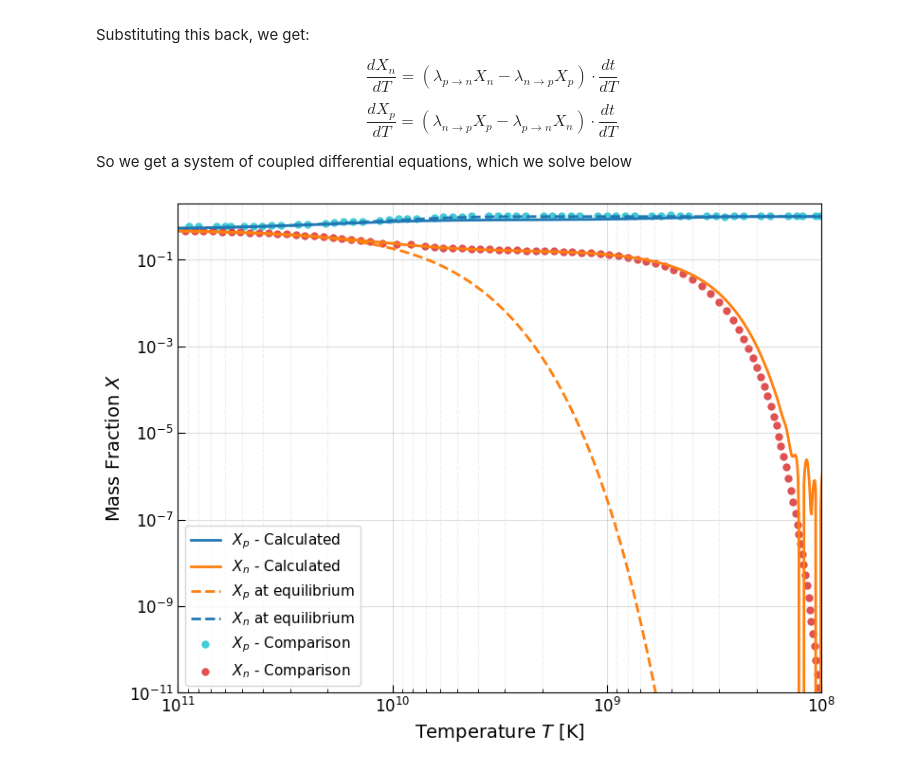
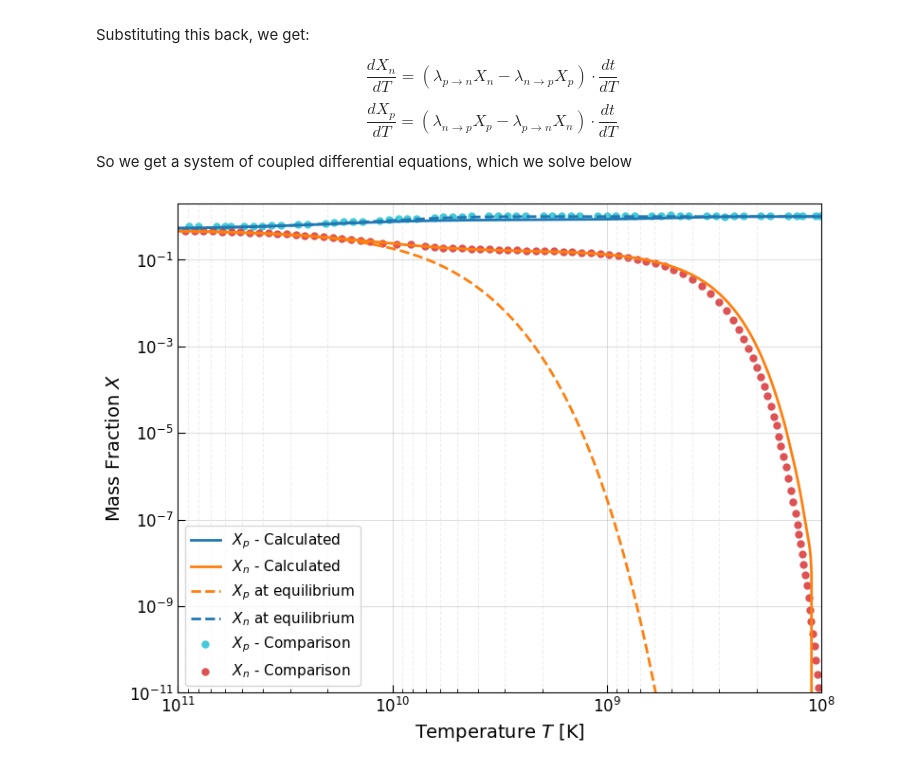
Before and after one commit to Booritth-Balaji/Dark-Matter-Thesis, a Jupyter notebook: Codes-and-Data/BBN-simple-recreated.ipynb, the cells around one changed output. Drawn from its saved outputs; the diff is of its cells as text; code cells hidden in the pictures.

```diff
--- a/Codes-and-Data/BBN-simple-recreated.ipynb
+++ b/Codes-and-Data/BBN-simple-recreated.ipynb
@@ -375,7 +431,15 @@ def WeakRate(T, Tnu):
 # Defining a function which calculates the abundances of n and p
 # at Nuclear Stability Equilibrium (NSE) conditions
 
-def NSE_abundance(T):
+def NSE_np_abundance(T):    # Input: Temperature (MeV)
+
+    '''
+    Returns the mass fractions of neutrons and protons
+    in NSE equilibrium conditions at a temperature T
+
+    Input: Temperature (MeV)
+    Output: [Neutron mass fraction, Proton mass fraction]
+    '''
 
     X_n = 1 / (1 + exp(Q/T))
     X_p = 1 / (1 + exp(-Q/T))
@@ -477,28 +541,11 @@ def n_p_abundance(T, state):
     lambda_n2p = WeakRate(T, Tnu)[0]
     lambda_p2n = WeakRate(T, Tnu)[1]
 
-    rhoe = electron_positron(T)[0]
-    rhonu = neutrino(Tnu)[0]
-    rhog = photon(T)[0]
+    # Differential equations for the abundances of neutrons and protons
 
-    Pe = electron_positron(T)[1]
-    Pnu = neutrino(Tnu)[1]
-    Pg = photon(T)[1]
+    dt_dT = T_dependence(T, [t, Tnu])[0]
 
-    drhoe_dT = electron_positron(T)[2]
-    drhog_dT = photon(T)[2]
-
-    H = np.sqrt(rhoe + rhonu + rhog) * np.sqrt(8*pi*G/3)/hbar
-
-    rho_rad = rhog + rhoe
-    P_rad = Pg + Pe
-    drho_dT = drhoe_dT + drhog_dT
-
-    # the differential eqns
-
-    dt_dT = - (3 * H * (rho_rad + P_rad))**(-1) * drho_dT
-
-    dTnu_dT = Tnu / (3 * (rho_rad + P_rad)) * drho_dT
+    dTnu_dT = T_dependence(T, [t, Tnu])[1]
 
     dXn_dT = ( lambda_p2n * X_p - lambda_n2p * X_n ) * dt_dT
 
@@ -512,12 +559,12 @@ def n_p_abundance(T, state):
 # Initial conditions for Xn and Xp
 # (They were still in equilibrium then, so we use NSE condition)
 
-Xn_initial = NSE_abundance(Ti)[0]
-Xp_initial = NSE_abundance(Ti)[1]
+Xn_initial = NSE_np_abundance(Ti)[0]
+Xp_initial = NSE_np_abundance(Ti)[1]
 
 # Calculating the abundances at all temperatures
 
-abundance = sp.integrate.solve_ivp(fun= n_p_abundance, t_span= T[[0, -1]], y0= [0, Ti, Xn_initial, Xp_initial], t_eval= T)
+abundance = sp.integrate.solve_ivp(fun= n_p_abundance, t_span= T[[0, -1]], y0= [0, Ti, Xn_initial, Xp_initial], t_eval= T, method= 'Radau')
 t = abundance.y[0]
 Tnu = abundance.y[1]
 X_n = abundance.y[2]
@@ -539,8 +586,8 @@ plt.plot(MeVtoK(T), X_n, label=r'$X_n$ - Calculated', linewidth=2, color='tab:or
 
 # Plotting the abundance evolution of equilibrium still existed
 
-plt.plot(MeVtoK(T), NSE_abundance(T)[0], '--', label=r'$X_p$ at equilibrium', linewidth=2, color='tab:orange')
-plt.plot(MeVtoK(T), NSE_abundance(T)[1], '--', label=r'$X_n$ at equilibrium',  linewidth=2, color='tab:blue')
+plt.plot(MeVtoK(T), NSE_np_abundance(T)[0], '--', label=r'$X_p$ at equilibrium', linewidth=2, color='tab:orange')
+plt.plot(MeVtoK(T), NSE_np_abundance(T)[1], '--', label=r'$X_n$ at equilibrium',  linewidth=2, color='tab:blue')
 
 
 # Overlay the digitized comparison data
@@ -548,31 +595,31 @@ plt.plot(MeVtoK(T), NSE_abundance(T)[1], '--', label=r'$X_n$ at equilibrium',  l
 plt.scatter(Xp_data[:, 0], Xp_data[:, 1], label=r'$X_p$ - Comparison'
             , linewidth=0, color='tab:cyan', alpha=0.8)
 
 plt.scatter(Xn_data[:, 0], Xn_data[:, 1], label=r'$X_n$ - Comparison'
             , linewidth=0, color='tab:red', alpha=0.8)
 
 
 # Axis limits and labels
 plt.xlim(1e11, 1e8)  # Reversing x-axis to show temperature dropping from left to right
 plt.ylim(1e-11, 2) # You can uncomment this if you want to bound the y-axis explicitly
 plt.xscale('log')
 plt.yscale('log')
 
 plt.xlabel(r'Temperature $T$ [K]', fontsize=14)
 plt.ylabel(r'Mass Fraction $X$', fontsize=14)
 
 # Tick parameters for paper-quality
 plt.tick_params(axis='both', which='major', labelsize=12, length=6, direction='in')
 plt.tick_params(axis='both', which='minor', length=3, direction='in')
 
 # Add grid lines for easier reading on a log-log plot
 plt.grid(True, which="major", ls="-", alpha=0.4)
 plt.grid(True, which="minor", ls="--", alpha=0.2)
 
 # Legend without an intrusive frame
 plt.legend(fontsize=11, frameon=True, loc='best')
 
 plt.tight_layout()
 plt.show()
 # %% [output]
-[figure, old version]
+[figure, new version]
```
Also changed, not shown: parts of 20 cells of this notebook, 12 other files.
